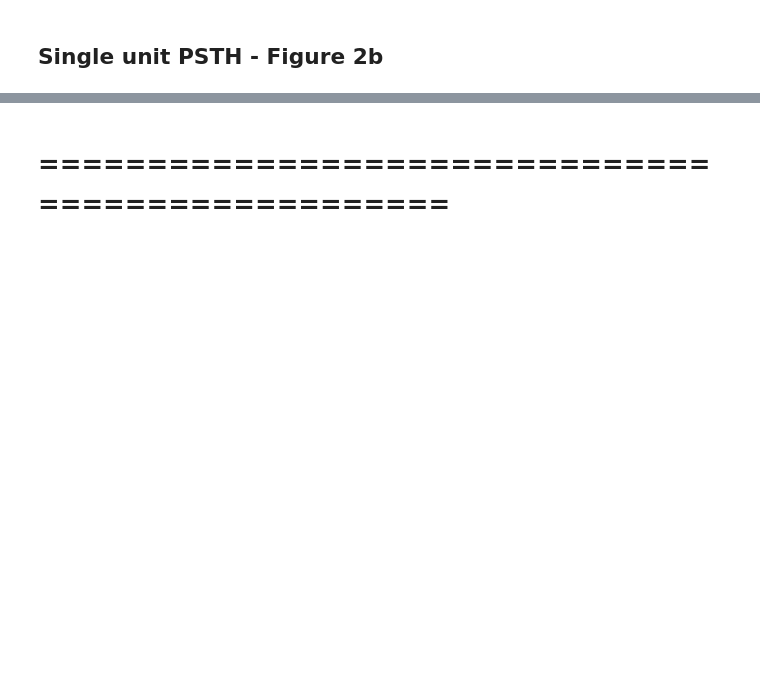
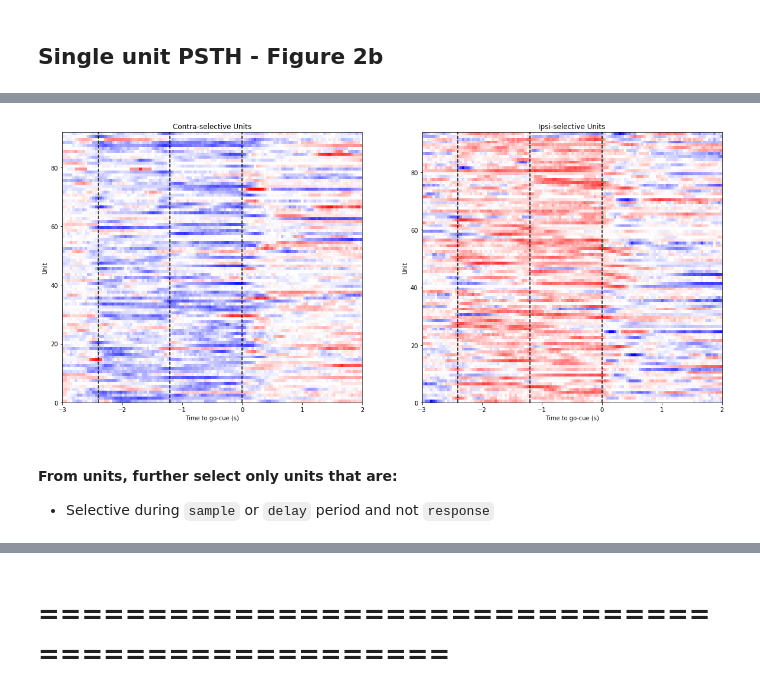
Before and after one commit to ttngu207/Li-2015a, a Jupyter notebook: notebooks/Li-2015-demo.ipynb, the cells around one changed output, grey strips where cells are left out. Cells and saved outputs as stored; diff of their text form; code cells hidden in the pictures; blank space fills up the shorter version.

```diff
--- a/notebooks/Li-2015-demo.ipynb
+++ b/notebooks/Li-2015-demo.ipynb
@@ -104,0 +111,14 @@ unit_characteristic_plot.plot_stacked_contra_ipsi_psth(units)
+# %%
+sample_delay_units = units & (psth.PeriodSelectivity
+                              & 'period in ("sample", "delay")'
+                              & 'period_selectivity != "non-selective"')
+sample_delay_units = sample_delay_units & (psth.PeriodSelectivity
+                                           & 'period = "response"'
+                                           & 'period_selectivity = "non-selective"')
+# %%
+unit_characteristic_plot.plot_stacked_contra_ipsi_psth(sample_delay_units)
+# %% [output]
+[figure, added]
+# %% [markdown]
+#### From units, further select only units that are:
++ Selective during `sample` or `delay` period and not `response`
```
Also changed, not shown: parts of 19 cells of this notebook, 4 other files.
